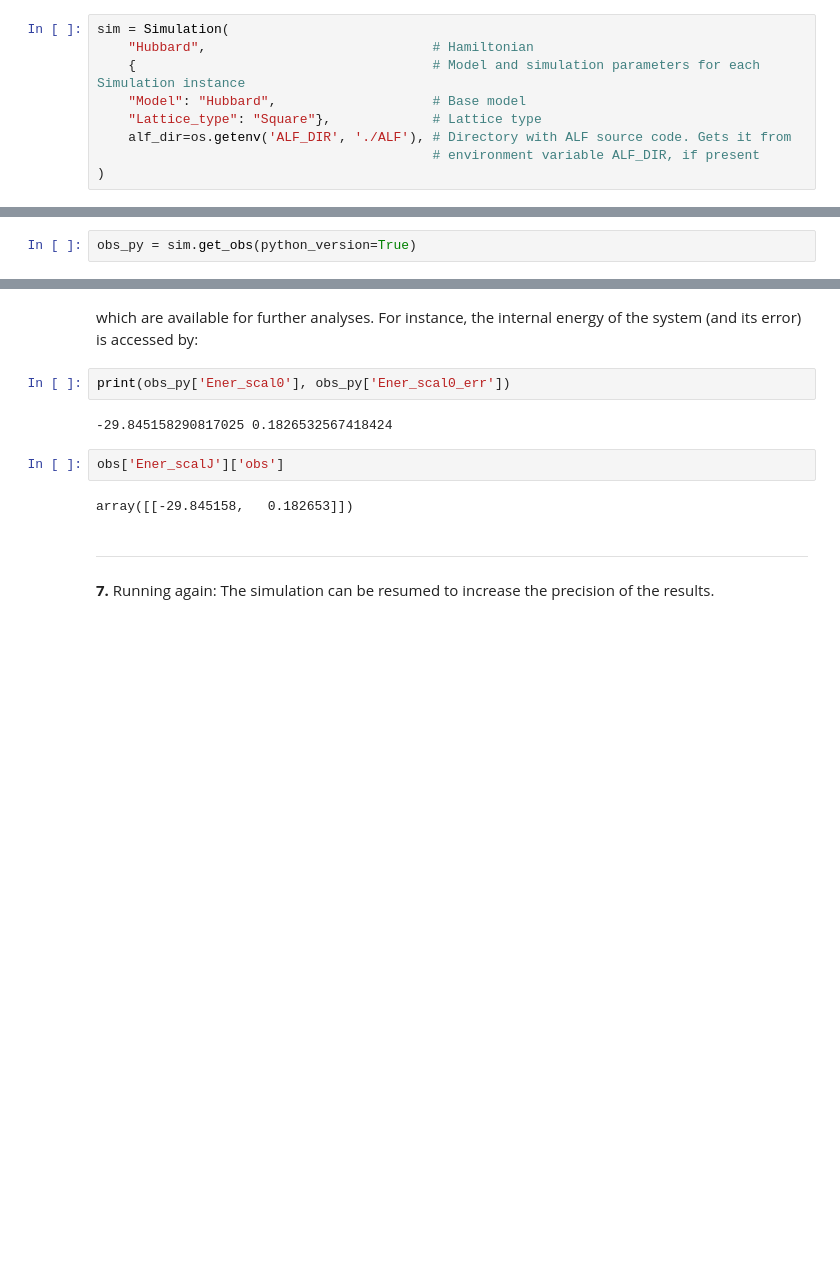
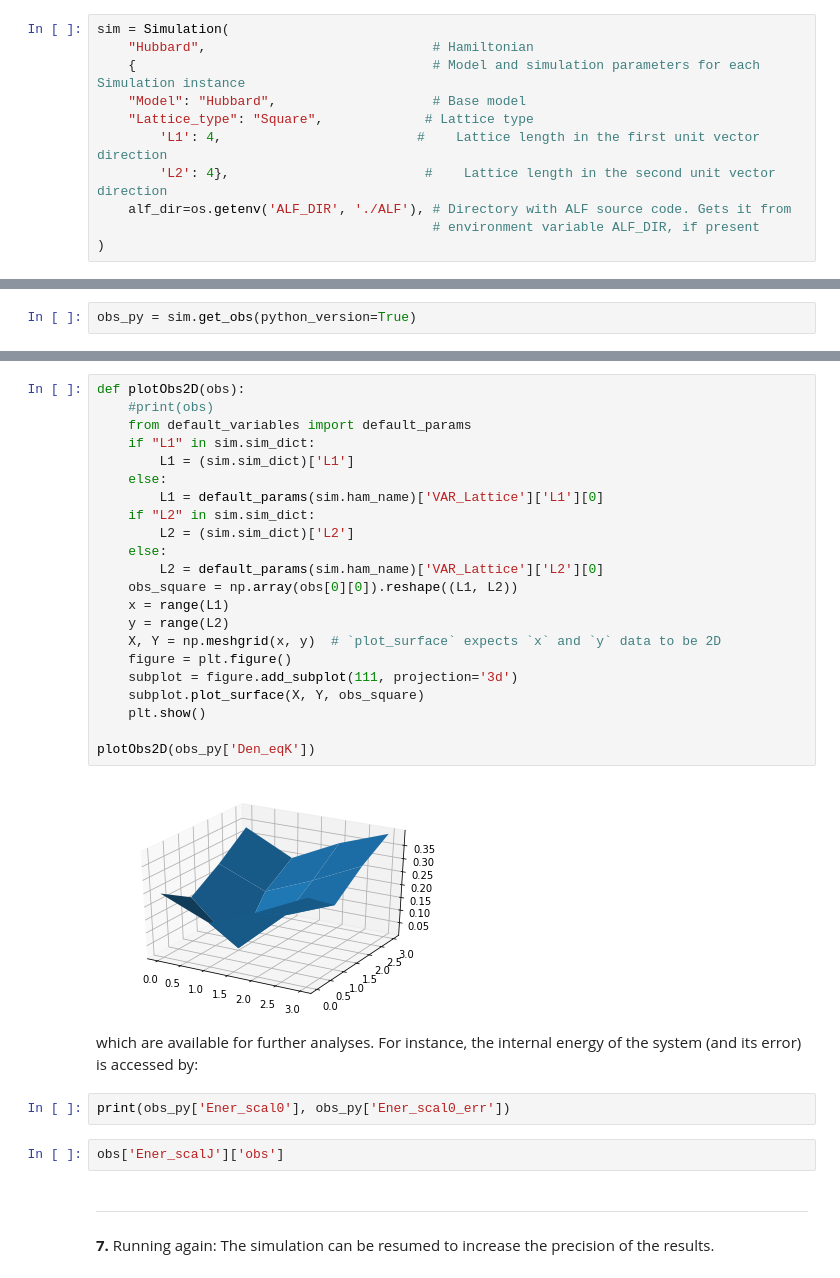
Before and after one commit to ALF-QMC/pyALF, a Jupyter notebook: Notebooks/minimal_ALF_run.ipynb, the cells around one changed output, grey strips where cells are left out. Drawn from its saved outputs; the diff is of its cells as text; blank space fills up the shorter version.

```diff
--- a/Notebooks/minimal_ALF_run.ipynb
+++ b/Notebooks/minimal_ALF_run.ipynb
@@ -18,7 +21,9 @@ sim = Simulation(
     "Hubbard",                             # Hamiltonian
     {                                      # Model and simulation parameters for each Simulation instance
     "Model": "Hubbard",                    # Base model
-    "Lattice_type": "Square"},             # Lattice type
+    "Lattice_type": "Square",             # Lattice type
+        'L1': 4,                         #    Lattice length in the first unit vector direction
+        'L2': 4},                         #    Lattice length in the second unit vector direction
     alf_dir=os.getenv('ALF_DIR', './ALF'), # Directory with ALF source code. Gets it from
                                            # environment variable ALF_DIR, if present
 )
@@ -113,13 +171,33 @@ obs_py
+# %%
+def plotObs2D(obs):
+    #print(obs)
+    from default_variables import default_params
+    if "L1" in sim.sim_dict:
+        L1 = (sim.sim_dict)['L1']
+    else:
+        L1 = default_params(sim.ham_name)['VAR_Lattice']['L1'][0]
+    if "L2" in sim.sim_dict:
+        L2 = (sim.sim_dict)['L2']
+    else:
+        L2 = default_params(sim.ham_name)['VAR_Lattice']['L2'][0]
+    obs_square = np.array(obs[0][0]).reshape((L1, L2))
+    x = range(L1)
+    y = range(L2)
+    X, Y = np.meshgrid(x, y)  # `plot_surface` expects `x` and `y` data to be 2D
+    figure = plt.figure()
+    subplot = figure.add_subplot(111, projection='3d')
+    subplot.plot_surface(X, Y, obs_square)
+    plt.show()
+
+plotObs2D(obs_py['Den_eqK'])
+# %% [output]
+[figure, added]
 # %% [markdown]
 which are available for further analyses. For instance, the internal energy of the system (and its error) is accessed by:
 # %%
 print(obs_py['Ener_scal0'], obs_py['Ener_scal0_err'])
-# %% [output]
--29.845158290817025 0.1826532567418424
 # %%
 obs['Ener_scalJ']['obs']
-# %% [output]
-array([[-29.845158,   0.182653]])
 # %% [markdown]
 ---
 **7.** Running again: The simulation can be resumed to increase the precision of the results.
```
Also changed, not shown: parts of 11 cells of this notebook.
